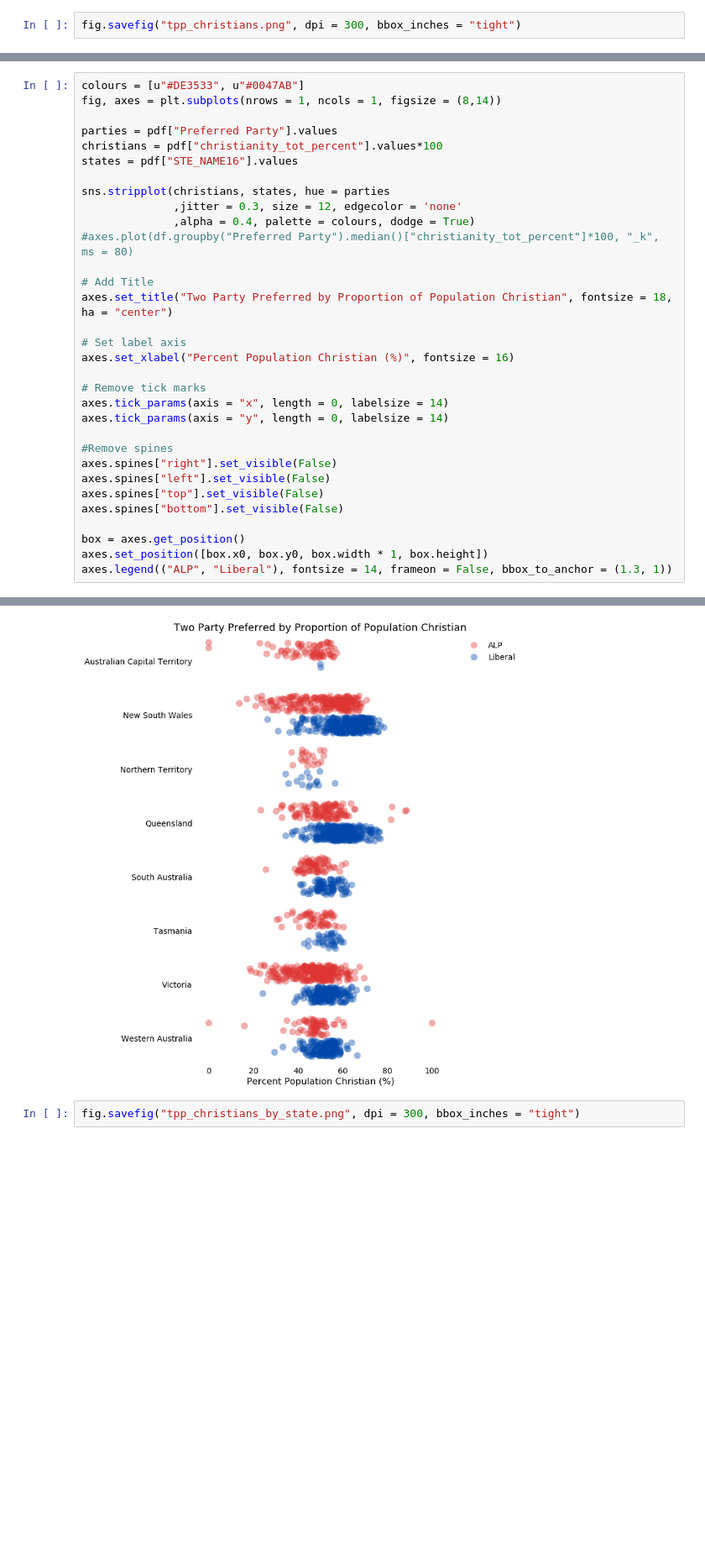
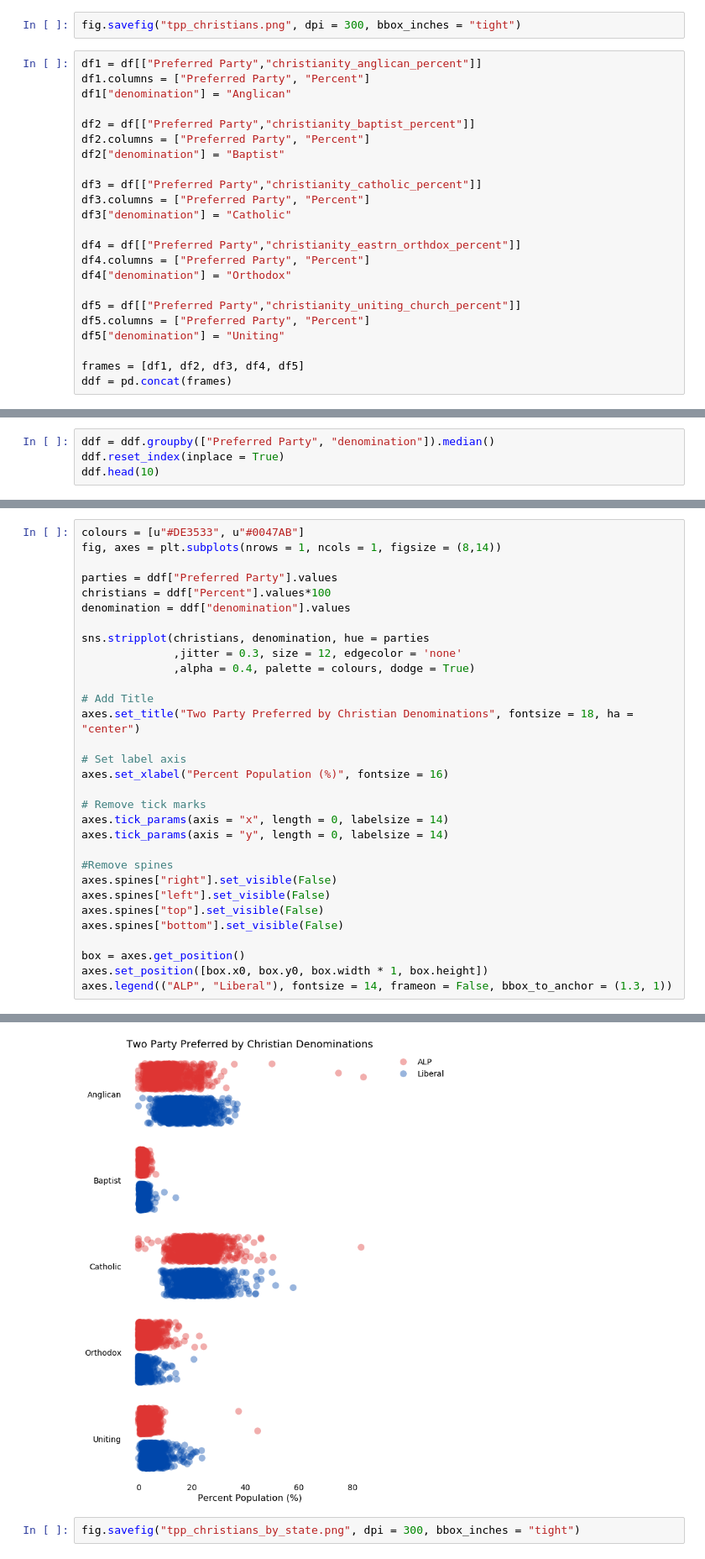
Before and after one commit to will-kent/Python, a Jupyter notebook: Data Visualisation/Federal Election 2019/Jupyter Notebooks/Plot_Christianity_Total.ipynb, the cells around one changed output, grey strips where cells are left out. Shown at 84% size. Drawn from its saved outputs; the diff is of its cells as text; blank space fills up the shorter version.

```diff
--- a/Data Visualisation/Federal Election 2019/Jupyter Notebooks/Plot_Christianity_Total.ipynb
+++ b/Data Visualisation/Federal Election 2019/Jupyter Notebooks/Plot_Christianity_Total.ipynb
@@ -67,2 +66,25 @@ axes.spines["bottom"].set_visible(False)
 # %%
 fig.savefig("tpp_christians.png", dpi = 300, bbox_inches = "tight")
+# %%
+df1 = df[["Preferred Party","christianity_anglican_percent"]]
+df1.columns = ["Preferred Party", "Percent"]
+df1["denomination"] = "Anglican"
+
+df2 = df[["Preferred Party","christianity_baptist_percent"]]
+df2.columns = ["Preferred Party", "Percent"]
+df2["denomination"] = "Baptist"
+
+df3 = df[["Preferred Party","christianity_catholic_percent"]]
+df3.columns = ["Preferred Party", "Percent"]
+df3["denomination"] = "Catholic"
+
+df4 = df[["Preferred Party","christianity_eastrn_orthdox_percent"]]
+df4.columns = ["Preferred Party", "Percent"]
+df4["denomination"] = "Orthodox"
+
+df5 = df[["Preferred Party","christianity_uniting_church_percent"]]
+df5.columns = ["Preferred Party", "Percent"]
+df5["denomination"] = "Uniting"
+
+frames = [df1, df2, df3, df4, df5]
+ddf = pd.concat(frames)
@@ -68,0 +109,4 @@ fig.savefig("tpp_christians.png", dpi = 300, bbox_inches = "tight")
+# %%
+ddf = ddf.groupby(["Preferred Party", "denomination"]).median()
+ddf.reset_index(inplace = True)
+ddf.head(10)
@@ -69,37 +154,36 @@ fig.savefig("tpp_christians.png", dpi = 300, bbox_inches = "tight")
 # %%
 colours = [u"#DE3533", u"#0047AB"]
 fig, axes = plt.subplots(nrows = 1, ncols = 1, figsize = (8,14))
 
-parties = pdf["Preferred Party"].values
-christians = pdf["christianity_tot_percent"].values*100
-states = pdf["STE_NAME16"].values
+parties = ddf["Preferred Party"].values
+christians = ddf["Percent"].values*100
+denomination = ddf["denomination"].values
 
-sns.stripplot(christians, states, hue = parties
+sns.stripplot(christians, denomination, hue = parties
               ,jitter = 0.3, size = 12, edgecolor = 'none'
               ,alpha = 0.4, palette = colours, dodge = True)
-#axes.plot(df.groupby("Preferred Party").median()["christianity_tot_percent"]*100, "_k", ms = 80)
 
 # Add Title
-axes.set_title("Two Party Preferred by Proportion of Population Christian", fontsize = 18, ha = "center")
+axes.set_title("Two Party Preferred by Christian Denominations", fontsize = 18, ha = "center")
 
 # Set label axis
-axes.set_xlabel("Percent Population Christian (%)", fontsize = 16)
+axes.set_xlabel("Percent Population (%)", fontsize = 16)
 
 # Remove tick marks
 axes.tick_params(axis = "x", length = 0, labelsize = 14)
 axes.tick_params(axis = "y", length = 0, labelsize = 14)
 
 #Remove spines
 axes.spines["right"].set_visible(False)
 axes.spines["left"].set_visible(False)
 axes.spines["top"].set_visible(False)
 axes.spines["bottom"].set_visible(False)
 
 box = axes.get_position()
 axes.set_position([box.x0, box.y0, box.width * 1, box.height])
 axes.legend(("ALP", "Liberal"), fontsize = 14, frameon = False, bbox_to_anchor = (1.3, 1))
 # %% [output]
 <matplotlib.legend.Legend at 0x...>
-[figure, old version]
+[figure, new version]
 # %%
 fig.savefig("tpp_christians_by_state.png", dpi = 300, bbox_inches = "tight")
```
Also changed, not shown: parts of 5 cells of this notebook, 6 other files.
